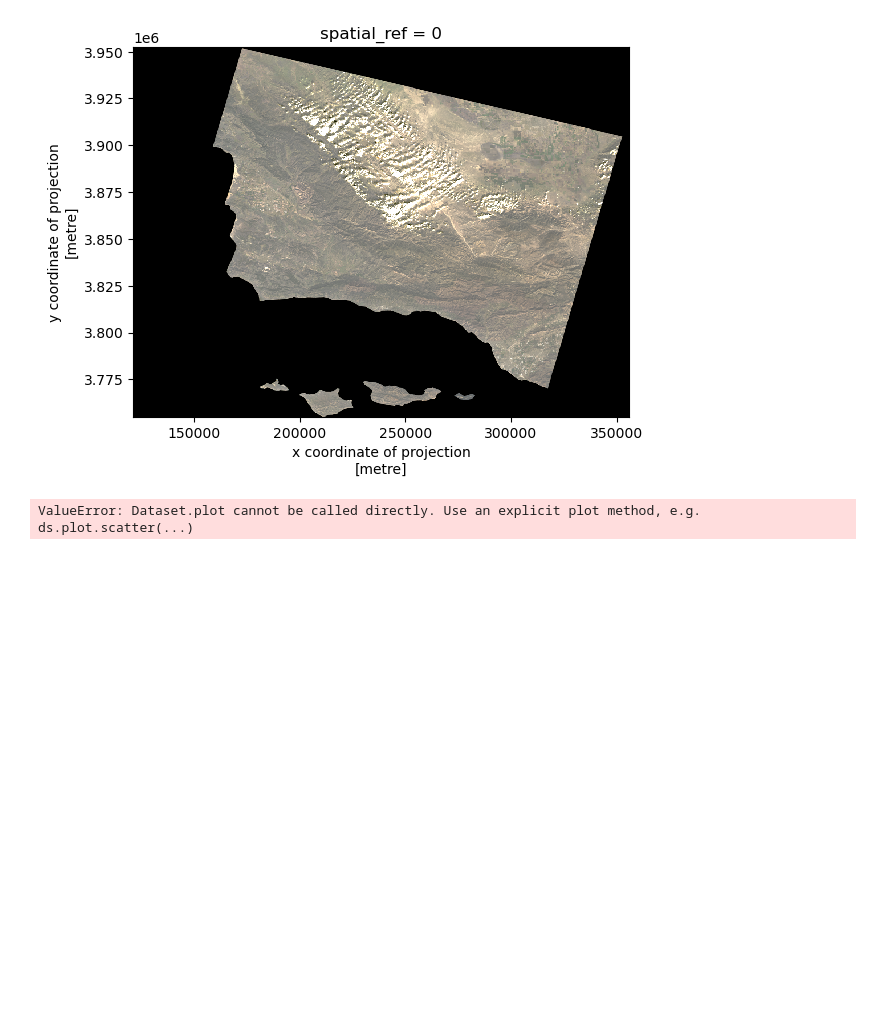
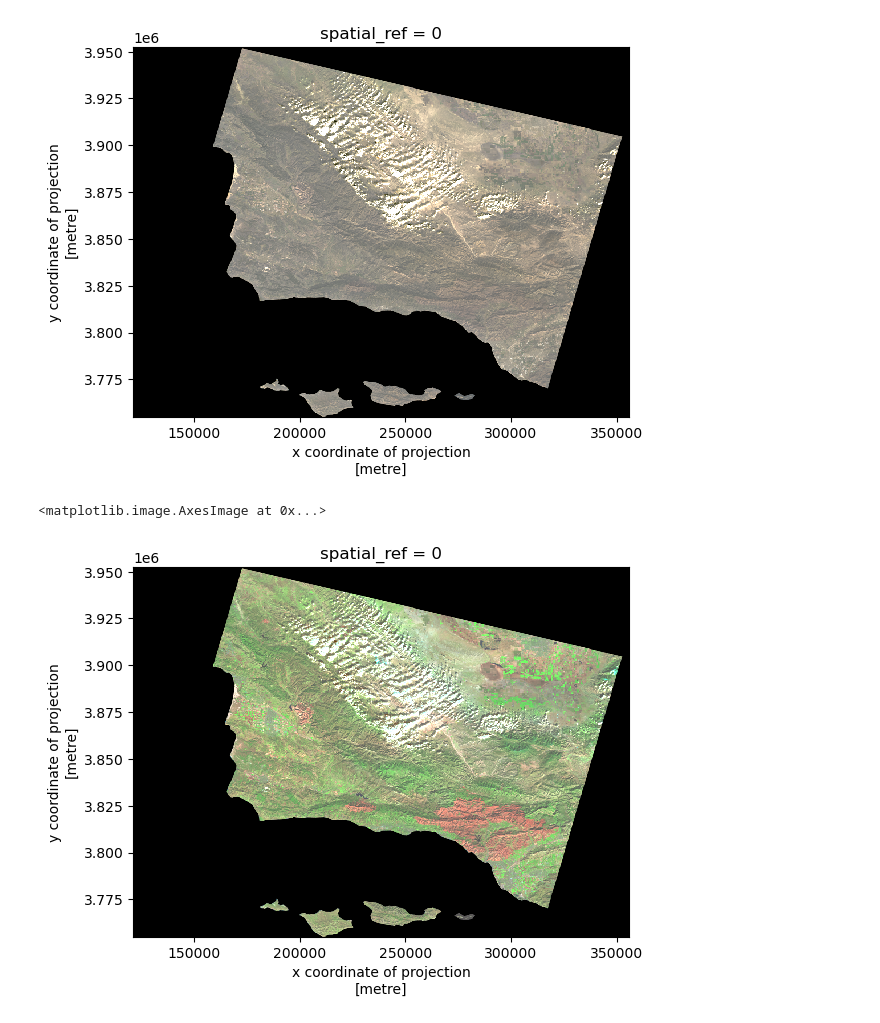
Before and after one commit to stephenccodes/eds220-hwk4, a Jupyter notebook: hwk4-task2-false-color-CARROLL.ipynb, the cells around one changed output. Saved outputs shown, nothing was run; the diff lists cells and outputs as text; code cells hidden in the pictures; blank space fills up the shorter version.

```diff
--- a/hwk4-task2-false-color-CARROLL.ipynb
+++ b/hwk4-task2-false-color-CARROLL.ipynb
@@ -88,8 +89,10 @@ landsat[['red', 'green', 'blue']].to_array().plot.imshow(robust = True)
 # %% [output]
 <matplotlib.image.AxesImage at 0x...>
 [figure]
-# %%
-# PLot the raster
-landsat.plot()
-# %% [output]
-ValueError: Dataset.plot cannot be called directly. Use an explicit plot method, e.g. ds.plot.scatter(...)
+# %%
+# False color image
+# Use SWIR, NIR, and Red wavelengths to viaulize the vegetation and burn areas better
+landsat[['swir22', 'nir08', 'red']].to_array().plot.imshow(robust = True)
+# %% [output]
+<matplotlib.image.AxesImage at 0x...>
+[figure, added]
```
Also changed, not shown: parts of 4 cells of this notebook.
